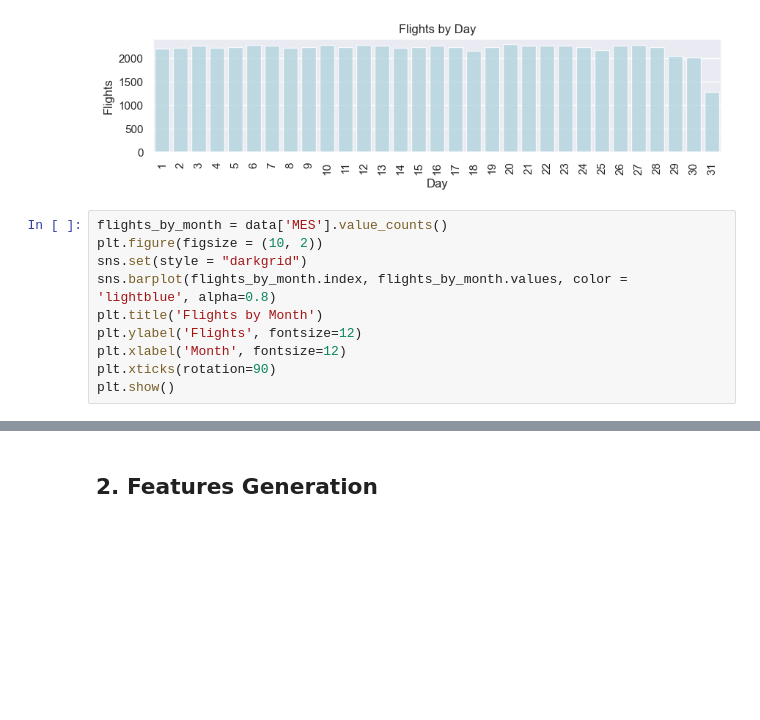
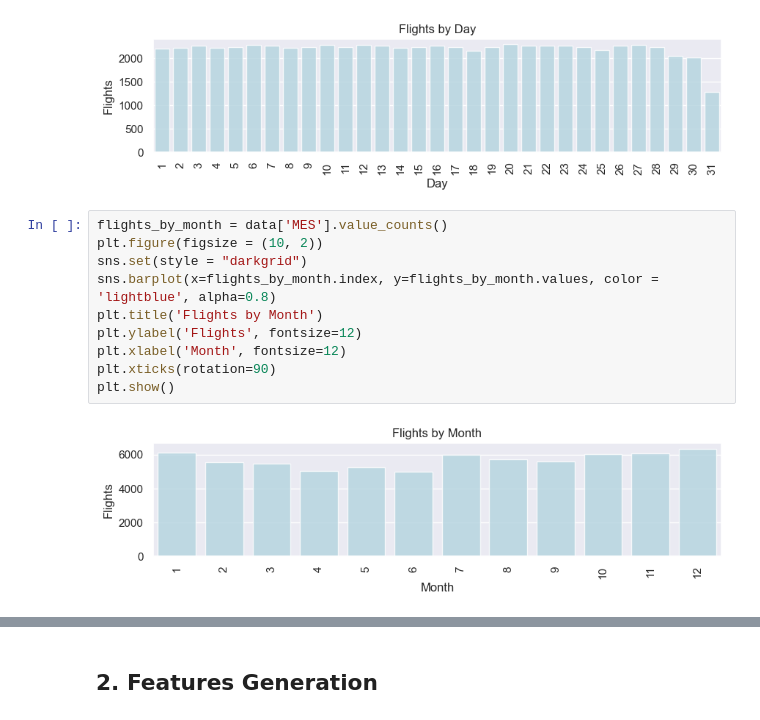
Before and after one commit to JulioSanchezG/latam-challenge, a Jupyter notebook: challenge/exploration.ipynb, the cells around one changed output, grey strips where cells are left out. Drawn from its saved outputs; the diff is of its cells as text; blank space fills up the shorter version.

```diff
--- a/challenge/exploration.ipynb
+++ b/challenge/exploration.ipynb
@@ -60,13 +60,15 @@ plt.show()
 # %%
 flights_by_month = data['MES'].value_counts()
 plt.figure(figsize = (10, 2))
 sns.set(style = "darkgrid")
-sns.barplot(flights_by_month.index, flights_by_month.values, color = 'lightblue', alpha=0.8)
+sns.barplot(x=flights_by_month.index, y=flights_by_month.values, color = 'lightblue', alpha=0.8)
 plt.title('Flights by Month')
 plt.ylabel('Flights', fontsize=12)
 plt.xlabel('Month', fontsize=12)
 plt.xticks(rotation=90)
 plt.show()
+# %% [output]
+[figure, added]
 # %%
 flights_by_day_in_week = data['DIANOM'].value_counts()
 days = [
```
Also changed, not shown: parts of 35 cells of this notebook.
